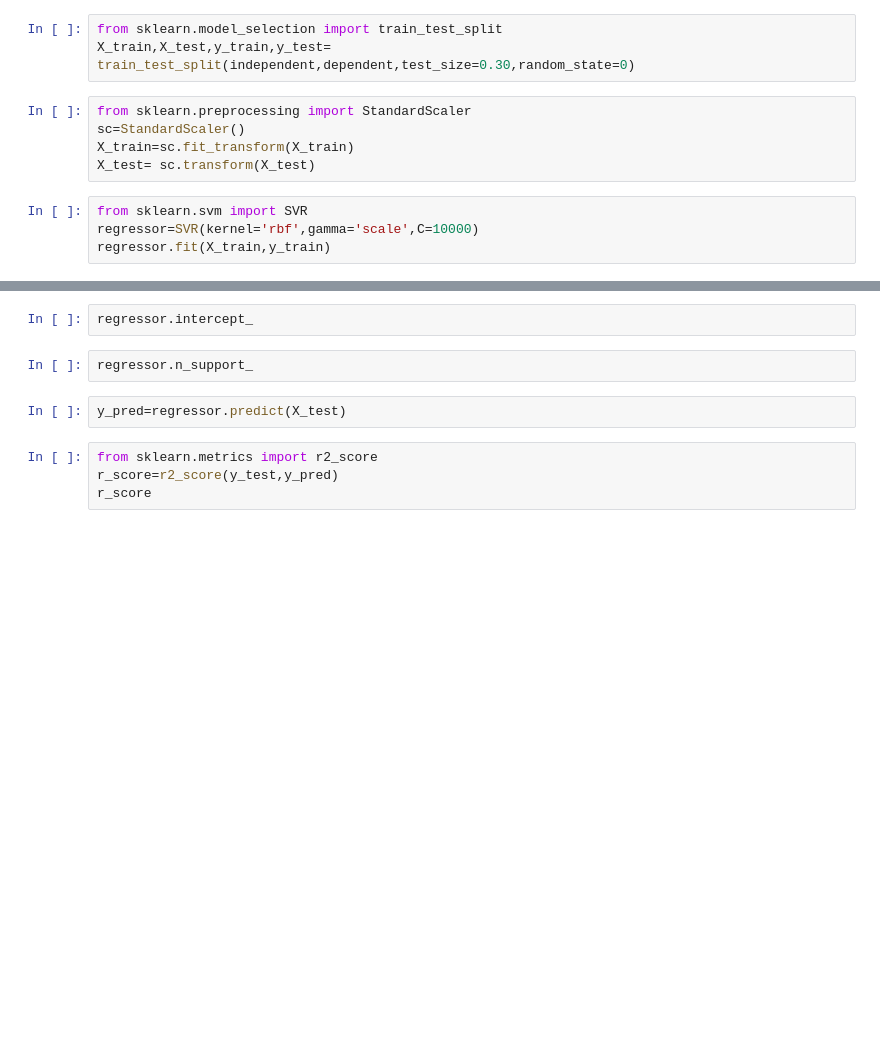
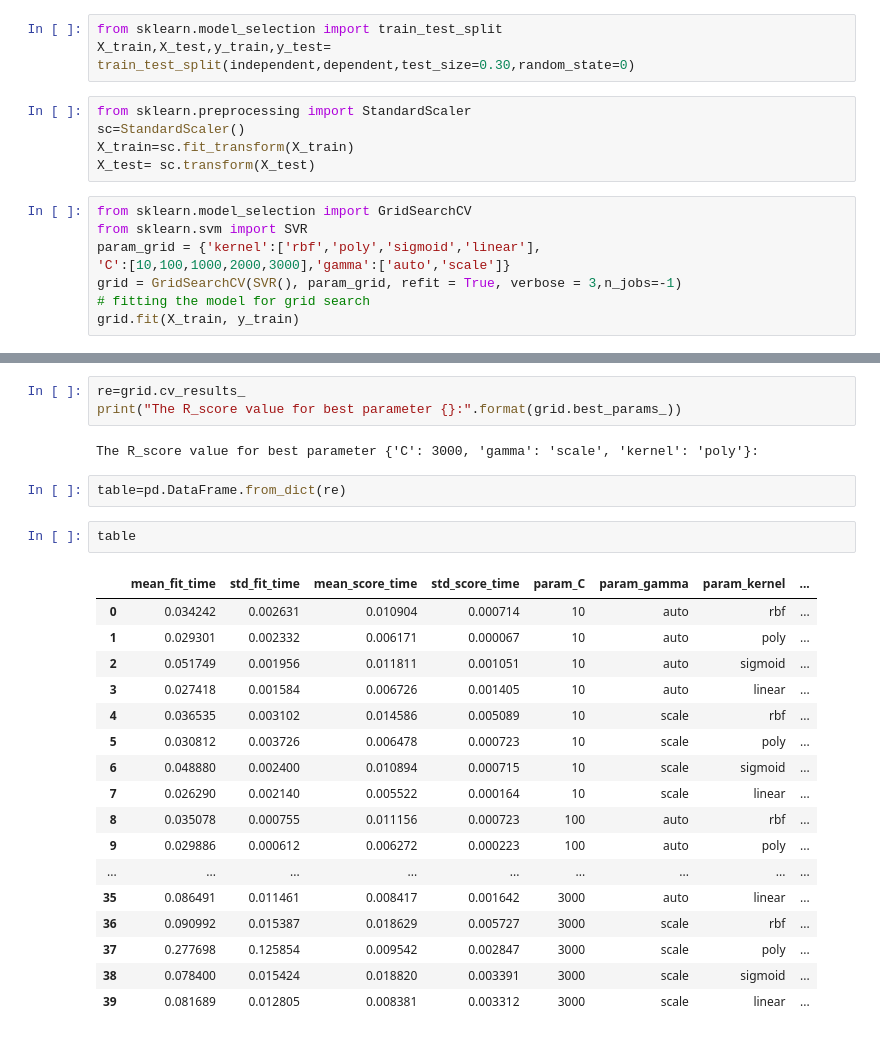
Before and after one commit to Manikandan-Parasuraman/HopeAI, a Jupyter notebook: week_3_meachine_learning_regression/grid_search_svm.ipynb, the cells around one changed output, grey strips where cells are left out. Cells and saved outputs as stored; diff of their text form; blank space fills up the shorter version.

```diff
--- a/week_3_meachine_learning_regression/grid_search_svm.ipynb
+++ b/week_3_meachine_learning_regression/grid_search_svm.ipynb
@@ -32,6 +89,10 @@ sc=StandardScaler()
 X_train=sc.fit_transform(X_train)
 X_test= sc.transform(X_test)
 # %%
+from sklearn.model_selection import GridSearchCV
 from sklearn.svm import SVR
-regressor=SVR(kernel='rbf',gamma='scale',C=10000)
-regressor.fit(X_train,y_train)
+param_grid = {'kernel':['rbf','poly','sigmoid','linear'],
+'C':[10,100,1000,2000,3000],'gamma':['auto','scale']}
+grid = GridSearchCV(SVR(), param_grid, refit = True, verbose = 3,n_jobs=-1)
+# fitting the model for grid search
+grid.fit(X_train, y_train)
@@ -38,10 +106,27 @@ regressor.fit(X_train,y_train)
 # %%
-regressor.intercept_
+re=grid.cv_results_
+print("The R_score value for best parameter {}:".format(grid.best_params_))
+# %% [output]
+The R_score value for best parameter {'C': 3000, 'gamma': 'scale', 'kernel': 'poly'}:
 # %%
-regressor.n_support_
+table=pd.DataFrame.from_dict(re)
 # %%
-y_pred=regressor.predict(X_test)
+table
+# %% [output]
+|  | mean_fit_time | std_fit_time | mean_score_time | std_score_time | param_C | param_gamma | param_kernel | ... |
+| 0 | 0.034242 | 0.002631 | 0.010904 | 0.000714 | 10 | auto | rbf | ... |
+| 1 | 0.029301 | 0.002332 | 0.006171 | 0.000067 | 10 | auto | poly | ... |
+| 2 | 0.051749 | 0.001956 | 0.011811 | 0.001051 | 10 | auto | sigmoid | ... |
+| 3 | 0.027418 | 0.001584 | 0.006726 | 0.001405 | 10 | auto | linear | ... |
+| 4 | 0.036535 | 0.003102 | 0.014586 | 0.005089 | 10 | scale | rbf | ... |
+| 5 | 0.030812 | 0.003726 | 0.006478 | 0.000723 | 10 | scale | poly | ... |
+| 6 | 0.048880 | 0.002400 | 0.010894 | 0.000715 | 10 | scale | sigmoid | ... |
+| 7 | 0.026290 | 0.002140 | 0.005522 | 0.000164 | 10 | scale | linear | ... |
+| 8 | 0.035078 | 0.000755 | 0.011156 | 0.000723 | 100 | auto | rbf | ... |
+| 9 | 0.029886 | 0.000612 | 0.006272 | 0.000223 | 100 | auto | poly | ... |
+| ... | ... | ... | ... | ... | ... | ... | ... | ... |
+| 35 | 0.086491 | 0.011461 | 0.008417 | 0.001642 | 3000 | auto | linear | ... |
+| 36 | 0.090992 | 0.015387 | 0.018629 | 0.005727 | 3000 | scale | rbf | ... |
+| 37 | 0.277698 | 0.125854 | 0.009542 | 0.002847 | 3000 | scale | poly | ... |
+| 38 | 0.078400 | 0.015424 | 0.018820 | 0.003391 | 3000 | scale | sigmoid | ... |
+| 39 | 0.081689 | 0.012805 | 0.008381 | 0.003312 | 3000 | scale | linear | ... |
-# %%
-from sklearn.metrics import r2_score
-r_score=r2_score(y_test,y_pred)
-r_score
```
Also changed, not shown: parts of 8 cells of this notebook, 6 other files.
